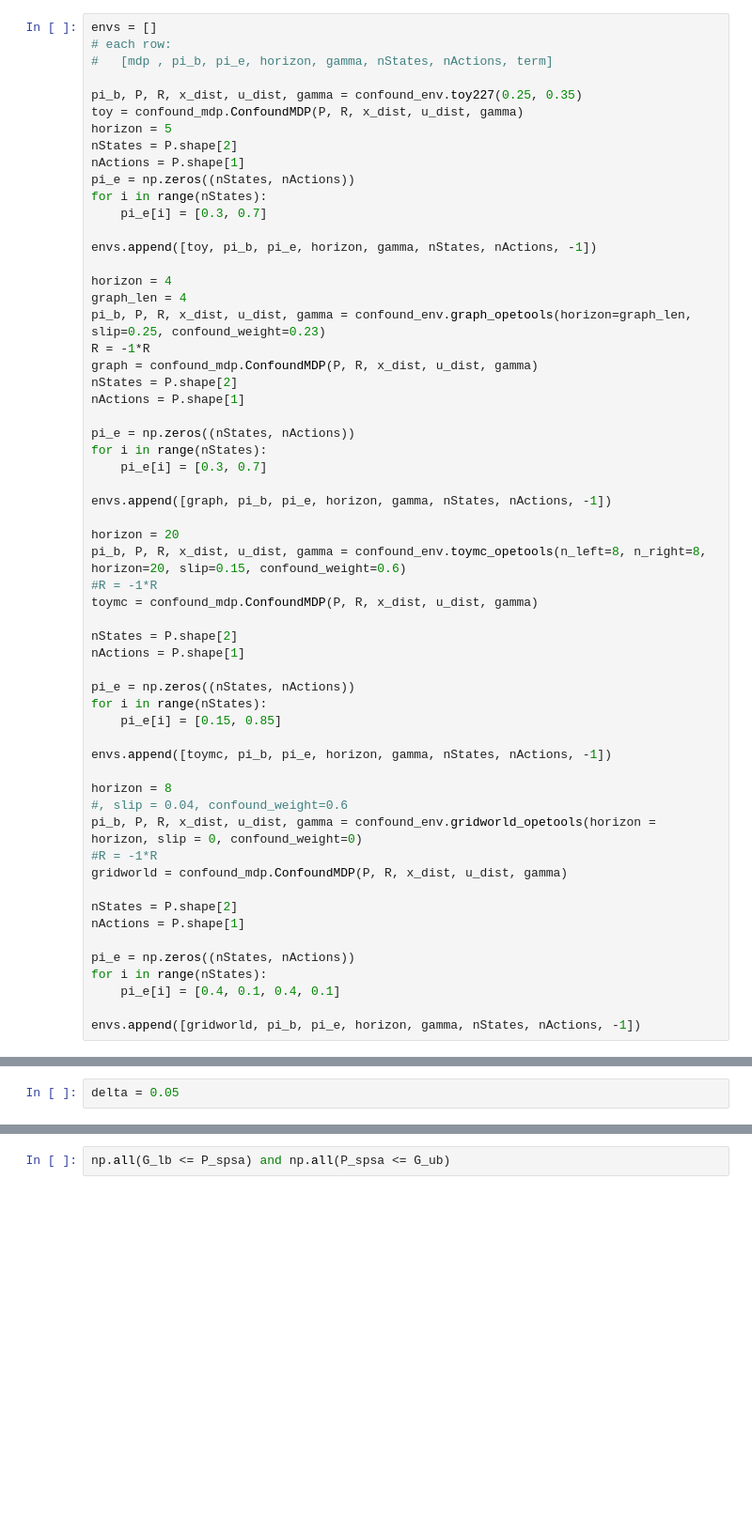
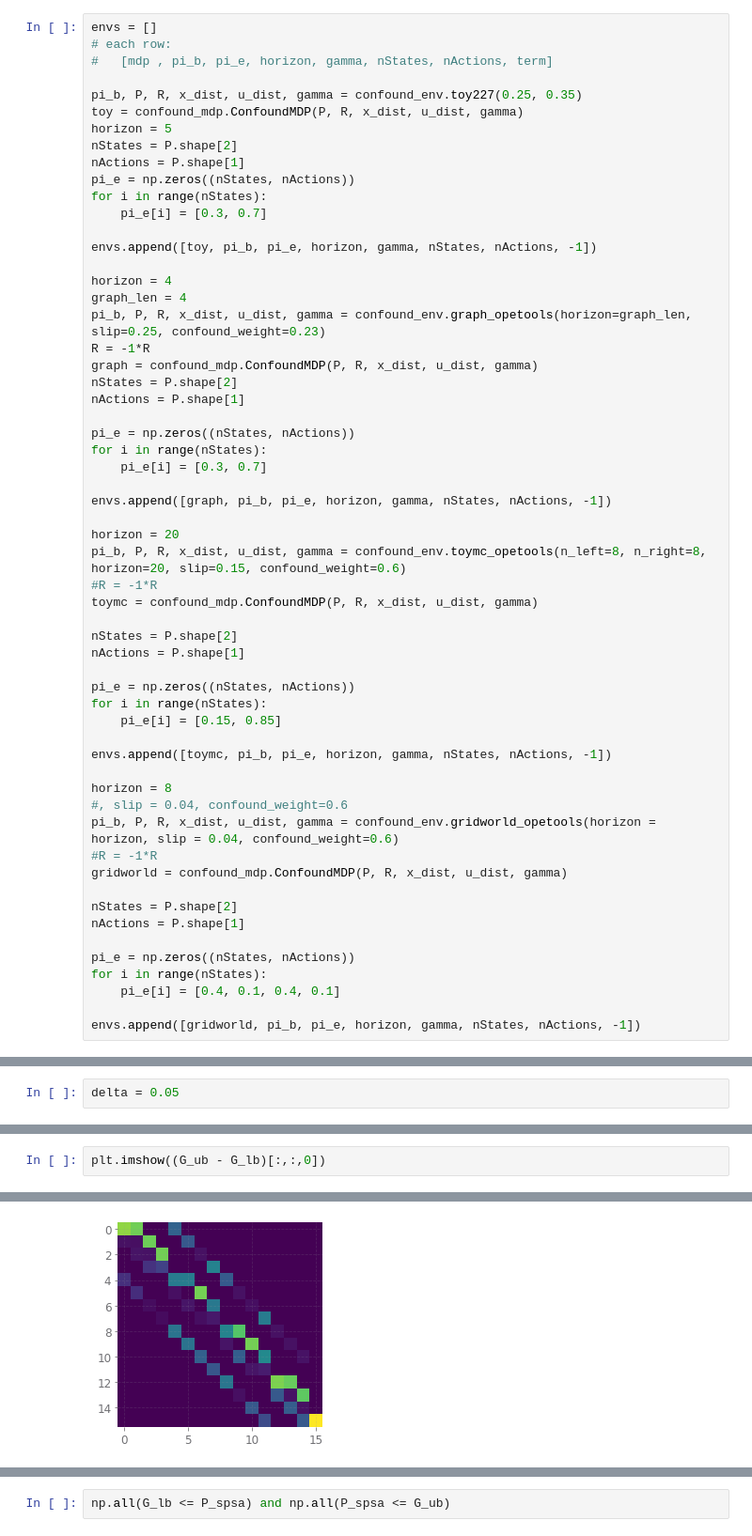
Before and after one commit to hetankevin/off-policy, a Jupyter notebook: camera_ready_figure_1.ipynb, the cells around one changed output, grey strips where cells are left out. Shown at 94% size. Saved outputs shown, nothing was run; the diff lists cells and outputs as text; blank space fills up the shorter version.

```diff
--- a/camera_ready_figure_1.ipynb
+++ b/camera_ready_figure_1.ipynb
@@ -75,7 +75,7 @@ envs.append([toymc, pi_b, pi_e, horizon, gamma, nStates, nActions, -1])
 
 horizon = 8
 #, slip = 0.04, confound_weight=0.6
-pi_b, P, R, x_dist, u_dist, gamma = confound_env.gridworld_opetools(horizon = horizon, slip = 0, confound_weight=0)
+pi_b, P, R, x_dist, u_dist, gamma = confound_env.gridworld_opetools(horizon = horizon, slip = 0.04, confound_weight=0.6)
 #R = -1*R
 gridworld = confound_mdp.ConfoundMDP(P, R, x_dist, u_dist, gamma)
 
@@ -243,0 +252,3 @@ G_ub = beta_sa*(P_spsa - np.sqrt(np.reciprocal(2*N_sa) * np.log((2*n*(nStates**2
+# %%
+plt.imshow((G_ub - G_lb)[:,:,0])
+# %% [output]
@@ -243,0 +256 @@ G_ub = beta_sa*(P_spsa - np.sqrt(np.reciprocal(2*N_sa) * np.log((2*n*(nStates**2
+[figure, added]
```
Also changed, not shown: parts of 18 cells of this notebook, 2 other files.
